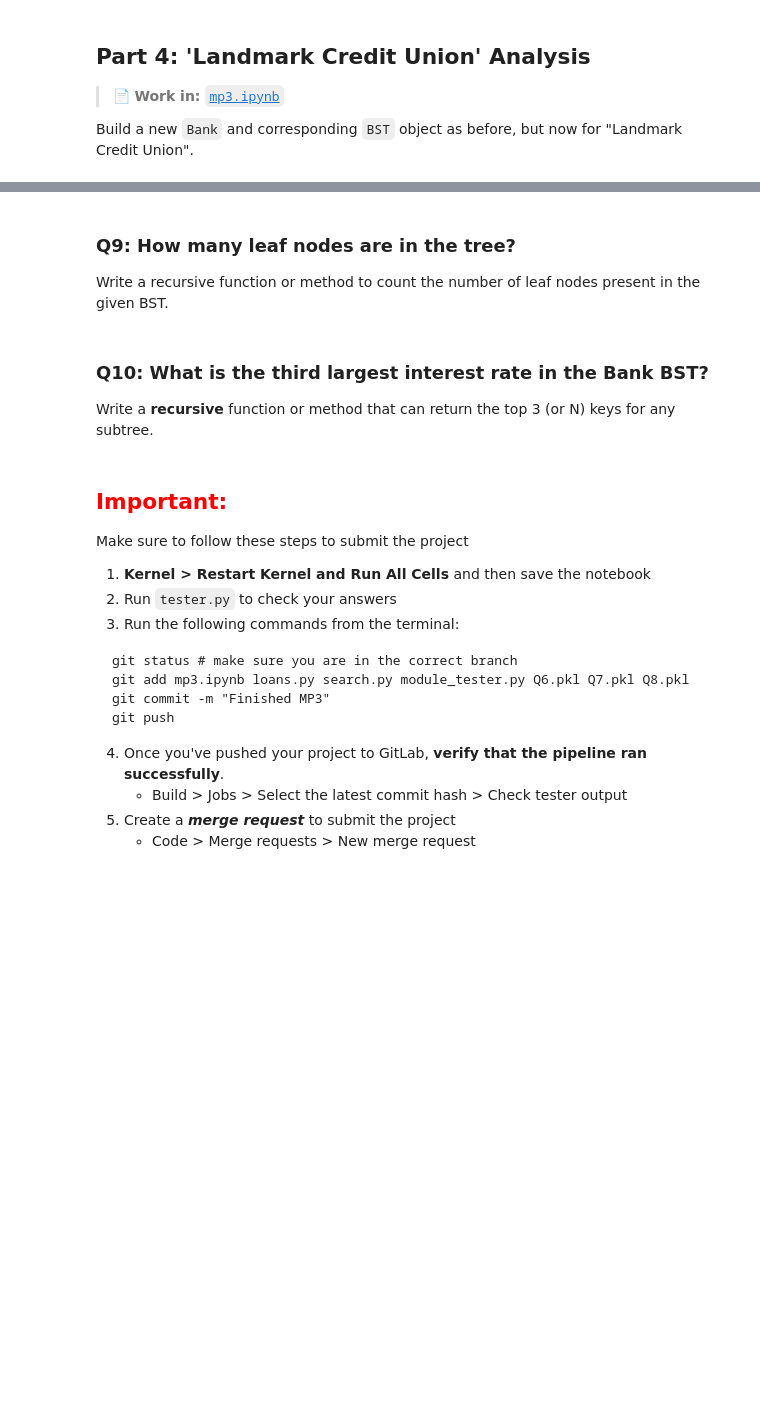
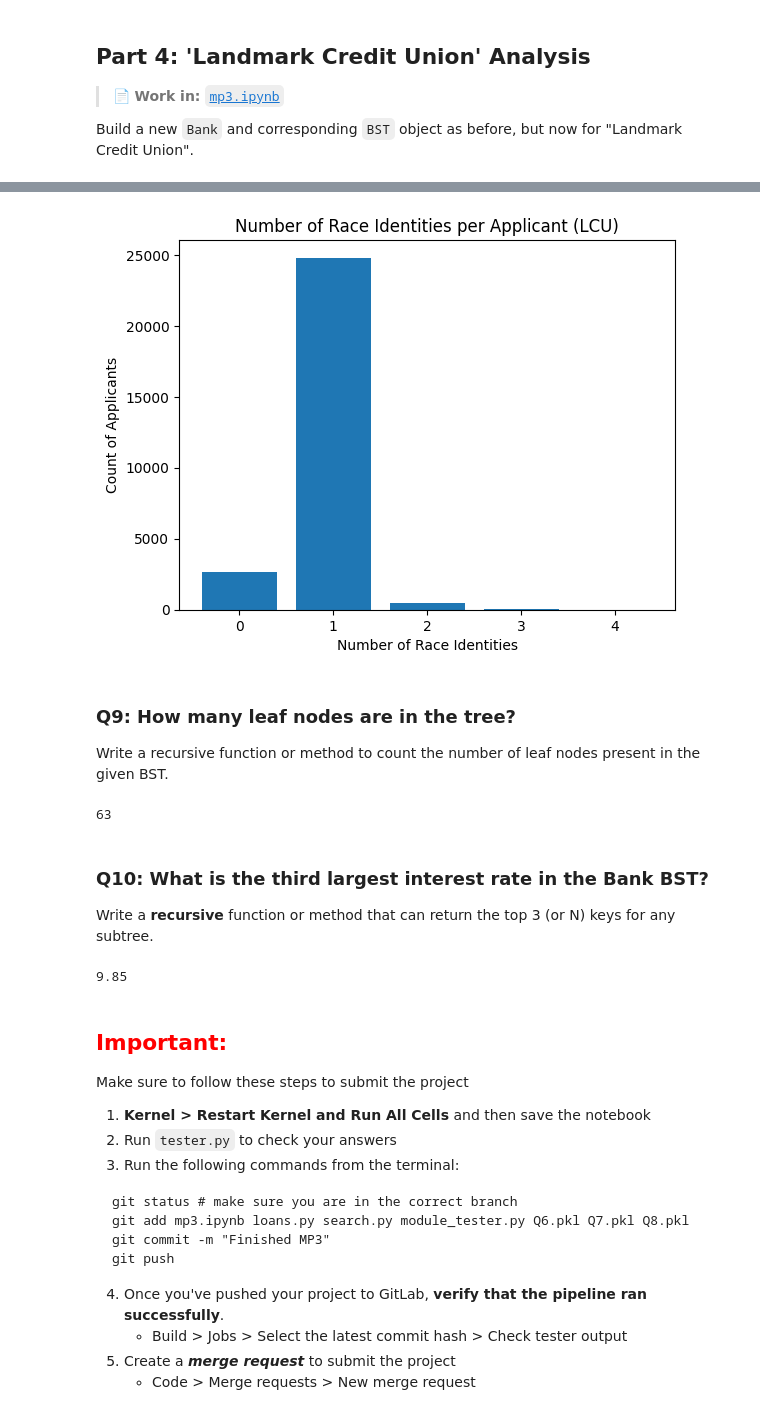
Before and after one commit to Holly-LeLe/cs320-labs-and-projects, a Jupyter notebook: projects/mp3/mp3.ipynb, the cells around one changed output, grey strips where cells are left out. Drawn from its saved outputs; the diff is of its cells as text; code cells hidden in the pictures; blank space fills up the shorter version.

```diff
--- a/projects/mp3/mp3.ipynb
+++ b/projects/mp3/mp3.ipynb
@@ -317,30 +406,79 @@ corresponding values should be as follows:
 # %%
 #Q8
 
 # ADD CODE HERE
+import pickle
+import matplotlib.pyplot as plt
+
+dist = {}
+
+for loan in landmark.loans:   # 改这里
+    for app in loan.applicants:
+        k = len(app.race)
+        dist[k] = dist.get(k, 0) + 1
 
 fig, ax = plt.subplots()
 
-# PLOT HERE
+xs = sorted(dist.keys())
+ys = [dist[k] for k in xs]
+
+ax.bar(xs, ys)
+ax.set_title("Number of Race Identities per Applicant (LCU)")
+ax.set_xlabel("Number of Race Identities")
+ax.set_ylabel("Count of Applicants")
 
 # IMPORTANT -- Do not remove --
 with open("Q8.pkl", "wb") as f:
     pickle.dump(fig, f)
 
 plt.show()
 plt.close(fig)
+# %% [output]
+[figure, added]
 # %% [markdown]
 ### Q9: How many leaf nodes are in the tree?
 
 Write a recursive function or method to count the number of leaf nodes present in the given BST.
 # %%
 #Q9
+def count_leaves(node):
+    if node is None:
+        return 0
+    if node.left is None and node.right is None:
+        return 1
+    return count_leaves(node.left) + count_leaves(node.right)
+
+count_leaves(landmark_bst.root)
+# %% [output]
+63
 # %% [markdown]
 ### Q10: What is the third largest interest rate in the Bank BST?
 
 Write a **recursive** function or method that can return the top 3 (or N) keys for any subtree.
 # %%
 #Q10
+def top_n_keys(node, n):
+    result = []
+
+    def helper(node):
+        if node is None or len(result) >= n:
+            return
+
+        helper(node.right)
+
+        if len(result) < n:
+            result.append(node.key)
+
+        helper(node.left)
+
+    helper(node)
+    return result
+
+
+third_largest = top_n_keys(landmark_bst.root, 3)[2]
+third_largest
+# %% [output]
+9.85
 # %% [markdown]
 ## <span style="color:red">Important:</span>
 Make sure to follow these steps to submit the project
```
Also changed, not shown: parts of 11 cells of this notebook, 6 other files.
